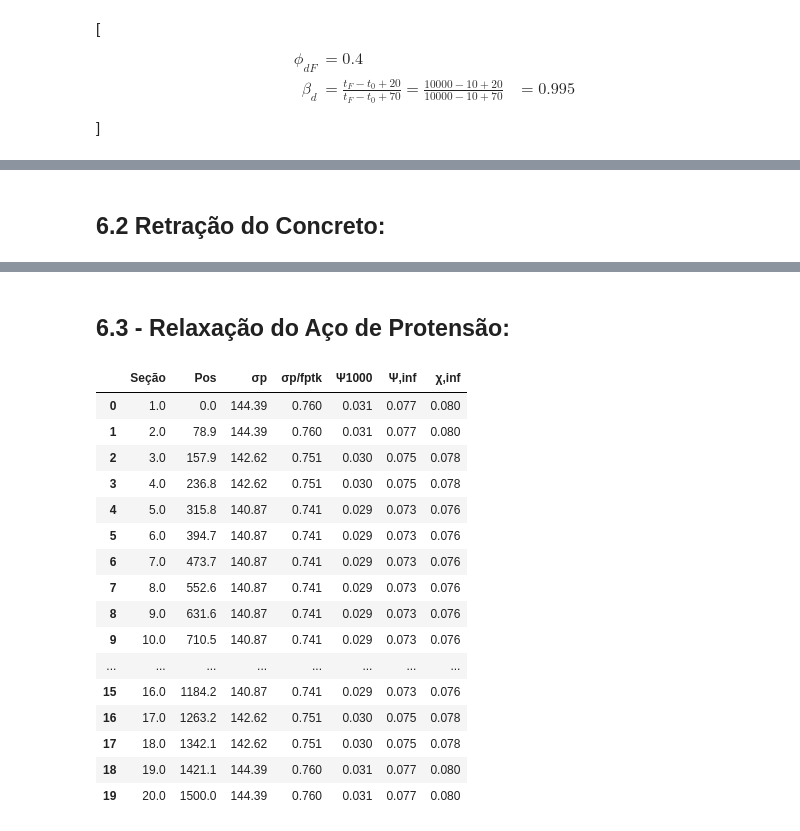
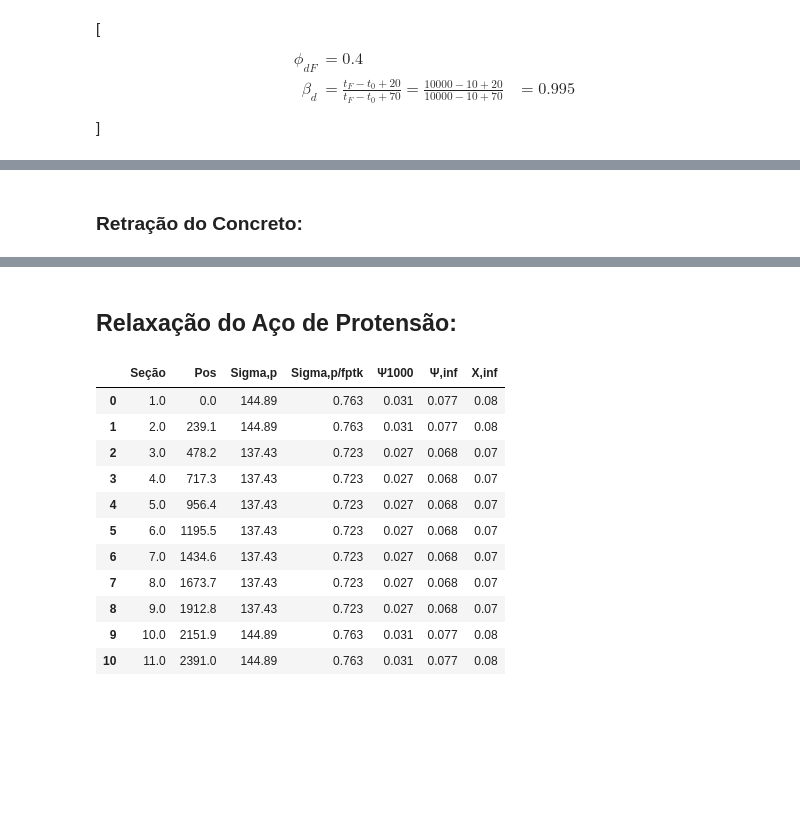
Before and after one commit to GarciaGabe/eng, a Jupyter notebook: Viga Protendida.ipynb, the cells around one changed output, grey strips where cells are left out. Drawn from its saved outputs; the diff is of its cells as text; code cells hidden in the pictures; blank space fills up the shorter version.

Commit message:
Viga Protendida

```diff
--- a/Viga Protendida.ipynb
+++ b/Viga Protendida.ipynb
@@ -130,10 +137,8 @@ f_{yd} &= \frac{ f_{yk} }{ 1.15 }  = \frac{ 50 }{ 1.15 } &= 43.48
 # %%
 %%render 2 short
 
-#PESO PRÓPRIO DA VIGA:
-
 Q_t0 = 0.000025*Area
-Q_tF = Q_t0
+Q_tF = 0.156
 # %% [output]
 \[
 \begin{aligned}
@@ -328,13 +333,18 @@ l_{p} &= \left( \left( h \right) ^{ 2 } + \left( 0.6 \cdot l_{bpt} \right) ^{ 2
 # %%
 esforcos = []
 for i in range(3):
-    esforcos.append( [0]*20 )
+    esforcos.append( [0]*(nS) )
 
 # primeiro vetor contem X (cm)
 # segundo vetor contem Momentos (kNcm)
 # terceiro vetor contém cortante (kN)
 
-for i in range(20):
-    esforcos[0][i] = round(i*(Vao/19),1)
+for i in range(nS):
+    esforcos[0][i] = round(i*(Vao/(nS-1)),1)
     esforcos[1][i] = round( 0.5*Q_tF*esforcos[0][i]*(Vao-esforcos[0][i]) ,1)
     esforcos[2][i] = round( 0.5*Q_tF*(Vao-2*esforcos[0][i]), 1 )
+
+tabela = pd.DataFrame(esforcos)
+tabela = tabela.transpose()
+tabela.rename(columns={0:'Pos (cm)',1:'M (kNcm)',2:'V (kN)'},inplace = True)
+display(tabela)
@@ -405,11 +406,11 @@ n_{s1} &= \left \lfloor \frac{ P_{s1} }{ A_{p1} \cdot \sigma_{p0} } \right \rflo
 
 # Vetor com o número de cordoalhas em cada ponto de escalonamento:
 
-qntCordoalhas = (8,10,12 )
+qntCordoalhas = (5,10,12 )
 
 # Vetor com a excentricidade da protensão em cada ponto de escalonamento:
 
-e_p_i = [41,41,41]
+e_p_i = [55,52.5, 51]
 # %% [output]
 \[
 \begin{aligned}
@@ -478,3 +479,13 @@ for i in range(len(qntCordoalhas)):
 for i in range(len(qntCordoalhas)):
     x1_anc.append(x1[i]-round(l_bpt,2))
     x2_anc.append(x2[i]+round(l_bpt,2))
+    if x1_anc[i] < 0:
+        x1_anc[i] = 0
+    if x2_anc[i] > Vao:
+        x2_anc[i] = Vao
+
+
+tabela2 = pd.DataFrame([M_g, x1,x2, x1_anc,x2_anc])
+tabela2 = tabela2.transpose()
+tabela2.rename(columns={0:'Mg',1:'x1',2:'x2',3:'x1-lbpt',4:'x2+lbpt'},inplace = True)
+display(tabela2)
@@ -610,5 +621,5 @@ phi_t = phi_a + phi_fF*(beta_f_tF - beta_f_t0) + phi_dF * beta_d
 \end{aligned}
 \]
 # %% [markdown]
-## 6.2 Retração do Concreto:
+### Retração do Concreto:
 # %%
@@ -632,44 +643,40 @@ epsilon_cs = epsilon_1s*epsilon_2s*(beta_s_tF - beta_s_t0)
 # %% [output]
 [interactive output not drawn]
 # %% [markdown]
-## 6.3 - Relaxação do Aço de Protensão:
+## Relaxação do Aço de Protensão:
 # %%
 relax = []
 for i in range(7):
-    relax.append([0]*20)
+    relax.append([0]*nS)
 
-for i in range (20):
+for i in range (nS):
     relax[0][i] = i+1
     relax[1][i] = esforcos[0][i] #posição x da seção
     for j in range(len(qntCordoalhas)-1,-1,-1):
         if(relax[1][i] >= x1_anc[j] and relax[1][i] <= x2_anc[j]):
             relax[2][i] = round(sigma_p[j],2)
             break
     relax[3][i] = round(relax[2][i]/f_ptk,3)
     relax[4][i] = round(calcpsi(relax[3][i]),3)
     relax[5][i] = round(relax[4][i]*2.5,3)
     relax[6][i] = round(-log(1-relax[5][i]),3)
+
+
+tabela3 = pd.DataFrame(relax)
+tabela3 = tabela3.transpose()
+tabela3.rename(columns={0:'Seção',1:'Pos',2:'Sigma,p',3:'Sigma,p/fptk',4:'\u03A81000',5:'\u03A8,inf',6:'X,inf'},inplace = True)
+display(tabela3)
+# %% [output]
+|  | Seção | Pos | Sigma,p | Sigma,p/fptk | Ψ1000 | Ψ,inf | X,inf |
+| 0 | 1.0 | 0.0 | 144.89 | 0.763 | 0.031 | 0.077 | 0.08 |
+| 1 | 2.0 | 239.1 | 144.89 | 0.763 | 0.031 | 0.077 | 0.08 |
+| 2 | 3.0 | 478.2 | 137.43 | 0.723 | 0.027 | 0.068 | 0.07 |
+| 3 | 4.0 | 717.3 | 137.43 | 0.723 | 0.027 | 0.068 | 0.07 |
+| 4 | 5.0 | 956.4 | 137.43 | 0.723 | 0.027 | 0.068 | 0.07 |
+| 5 | 6.0 | 1195.5 | 137.43 | 0.723 | 0.027 | 0.068 | 0.07 |
+| 6 | 7.0 | 1434.6 | 137.43 | 0.723 | 0.027 | 0.068 | 0.07 |
+| 7 | 8.0 | 1673.7 | 137.43 | 0.723 | 0.027 | 0.068 | 0.07 |
+| 8 | 9.0 | 1912.8 | 137.43 | 0.723 | 0.027 | 0.068 | 0.07 |
+| 9 | 10.0 | 2151.9 | 144.89 | 0.763 | 0.031 | 0.077 | 0.08 |
+| 10 | 11.0 | 2391.0 | 144.89 | 0.763 | 0.031 | 0.077 | 0.08 |
-# %%
-tabela3 = pd.DataFrame(relax)
-tabela3 = tabela3.transpose()
-tabela3.rename(columns={0:'Seção',1:'Pos',2:'\u03C3p',3:'\u03C3p/fptk',4:'\u03A81000',5:'\u03A8,inf',6:'\u03C7,inf'},inplace = True)
-display(tabela3)
-# %% [output]
-|  | Seção | Pos | σp | σp/fptk | Ψ1000 | Ψ,inf | χ,inf |
-| 0 | 1.0 | 0.0 | 144.39 | 0.760 | 0.031 | 0.077 | 0.080 |
-| 1 | 2.0 | 78.9 | 144.39 | 0.760 | 0.031 | 0.077 | 0.080 |
-| 2 | 3.0 | 157.9 | 142.62 | 0.751 | 0.030 | 0.075 | 0.078 |
-| 3 | 4.0 | 236.8 | 142.62 | 0.751 | 0.030 | 0.075 | 0.078 |
-| 4 | 5.0 | 315.8 | 140.87 | 0.741 | 0.029 | 0.073 | 0.076 |
-| 5 | 6.0 | 394.7 | 140.87 | 0.741 | 0.029 | 0.073 | 0.076 |
-| 6 | 7.0 | 473.7 | 140.87 | 0.741 | 0.029 | 0.073 | 0.076 |
-| 7 | 8.0 | 552.6 | 140.87 | 0.741 | 0.029 | 0.073 | 0.076 |
-| 8 | 9.0 | 631.6 | 140.87 | 0.741 | 0.029 | 0.073 | 0.076 |
-| 9 | 10.0 | 710.5 | 140.87 | 0.741 | 0.029 | 0.073 | 0.076 |
-| ... | ... | ... | ... | ... | ... | ... | ... |
-| 15 | 16.0 | 1184.2 | 140.87 | 0.741 | 0.029 | 0.073 | 0.076 |
-| 16 | 17.0 | 1263.2 | 142.62 | 0.751 | 0.030 | 0.075 | 0.078 |
-| 17 | 18.0 | 1342.1 | 142.62 | 0.751 | 0.030 | 0.075 | 0.078 |
-| 18 | 19.0 | 1421.1 | 144.39 | 0.760 | 0.031 | 0.077 | 0.080 |
-| 19 | 20.0 | 1500.0 | 144.39 | 0.760 | 0.031 | 0.077 | 0.080 |
 # %% [markdown]
```
Also changed, not shown: parts of 51 cells of this notebook.
